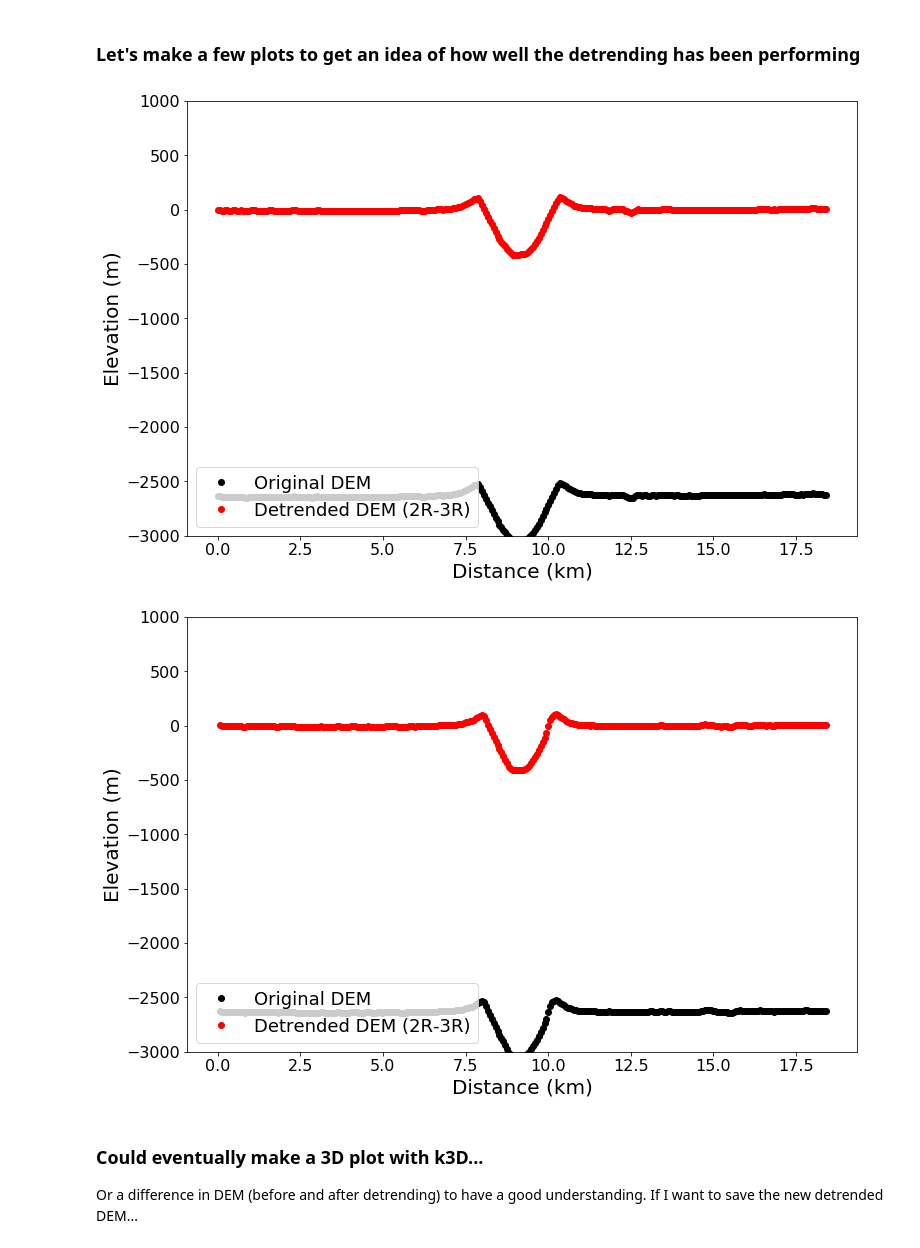
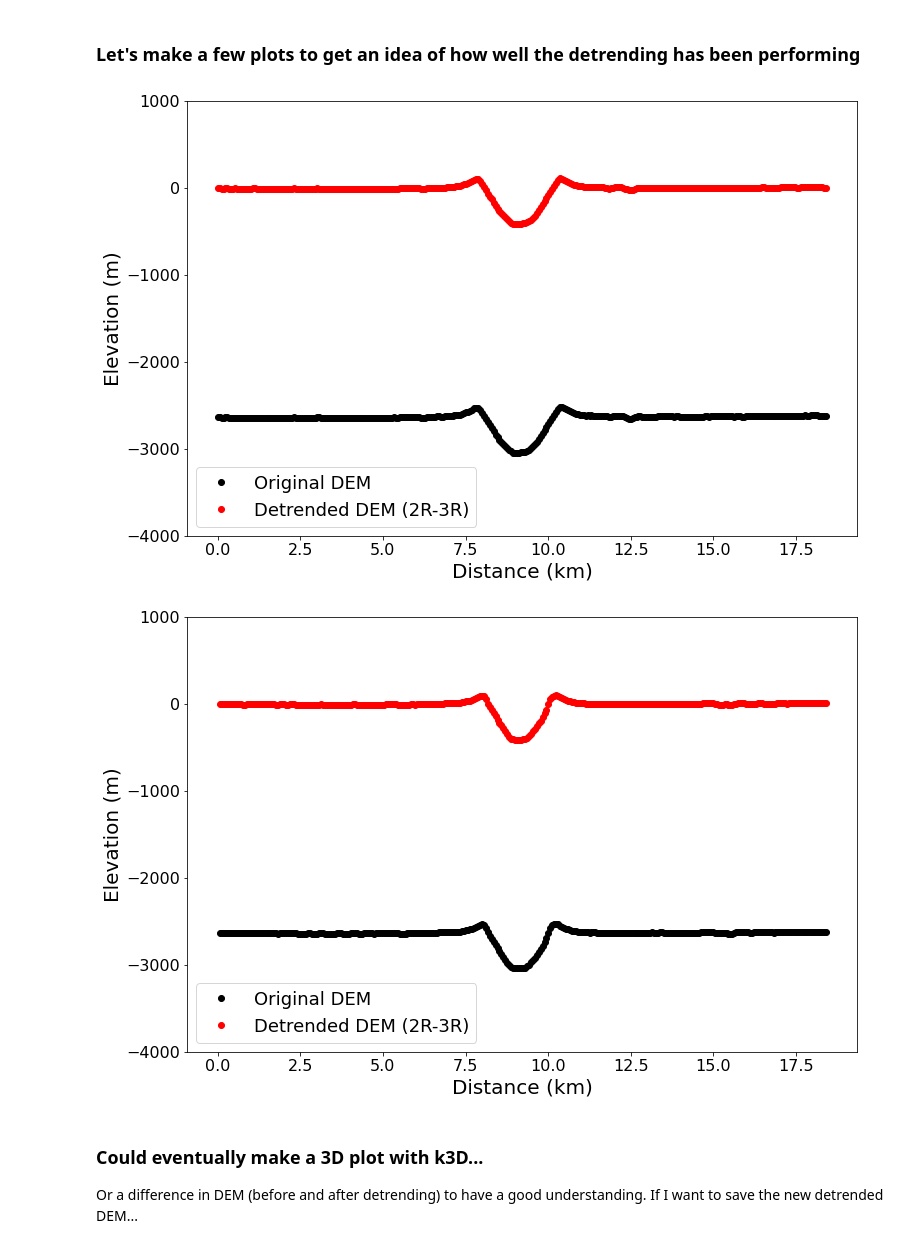
Before and after one commit to yellowchocobo/crater_morphometry, a Jupyter notebook: nb/processing_single_crater.ipynb, the cells around one changed output. Drawn from its saved outputs; the diff is of its cells as text; code cells hidden in the pictures.

```diff
--- a/nb/processing_single_crater.ipynb
+++ b/nb/processing_single_crater.ipynb
@@ -510,29 +536,29 @@ gdf_BS.to_file("/home/nilscp/tmp/step_by_step/"  + crater_id + "_BS_first_detren
 # %%
 plt.figure(figsize=(12,8))
 
 # W-E profile
 plt.plot(np.arange(len(z_square[y_center_px,:])) * dem_resolution / 1000.0, z_square[y_center_px,:],"ko", label = 'Original DEM')
 plt.plot(np.arange(len(z_detrended[y_center_px,:])) * dem_resolution / 1000.0, z_detrended[y_center_px,:],"ro", label = 'Detrended DEM (2R-3R)')
-plt.ylim((-3000, 1000))
+plt.ylim((-4000, 1000))
 plt.legend(loc='lower left', fontsize = 18)
 plt.xlabel('Distance (km)', fontsize = 20)
 plt.ylabel('Elevation (m)', fontsize = 20)
 plt.tick_params(axis='both', which='major', labelsize=16)
 # %% [output]
-[figure, old version]
+[figure, new version]
 # %%
 plt.figure(figsize=(12,8))
 
 # N-S profile
 plt.plot(np.arange(len(z_square[:,y_center_px])) * dem_resolution / 1000.0, z_square[:,y_center_px],"ko", label = 'Original DEM')
 plt.plot(np.arange(len(z_detrended[:,y_center_px])) * dem_resolution / 1000.0, z_detrended[:,y_center_px],"ro", label = 'Detrended DEM (2R-3R)')
-plt.ylim((-3000, 1000))
+plt.ylim((-4000, 1000))
 plt.legend(loc='lower left', fontsize = 18)
 plt.xlabel('Distance (km)', fontsize = 20)
 plt.ylabel('Elevation (m)', fontsize = 20)
 plt.tick_params(axis='both', which='major', labelsize=16)
 # %% [output]
-[figure, old version]
+[figure, new version]
 # %% [markdown]
 ### Could eventually make a 3D plot with k3D...
 Or a difference in DEM (before and after detrending) to have a good understanding. If I want to save the new detrended DEM...
```
Also changed, not shown: parts of 9 cells of this notebook, 11 other files.
